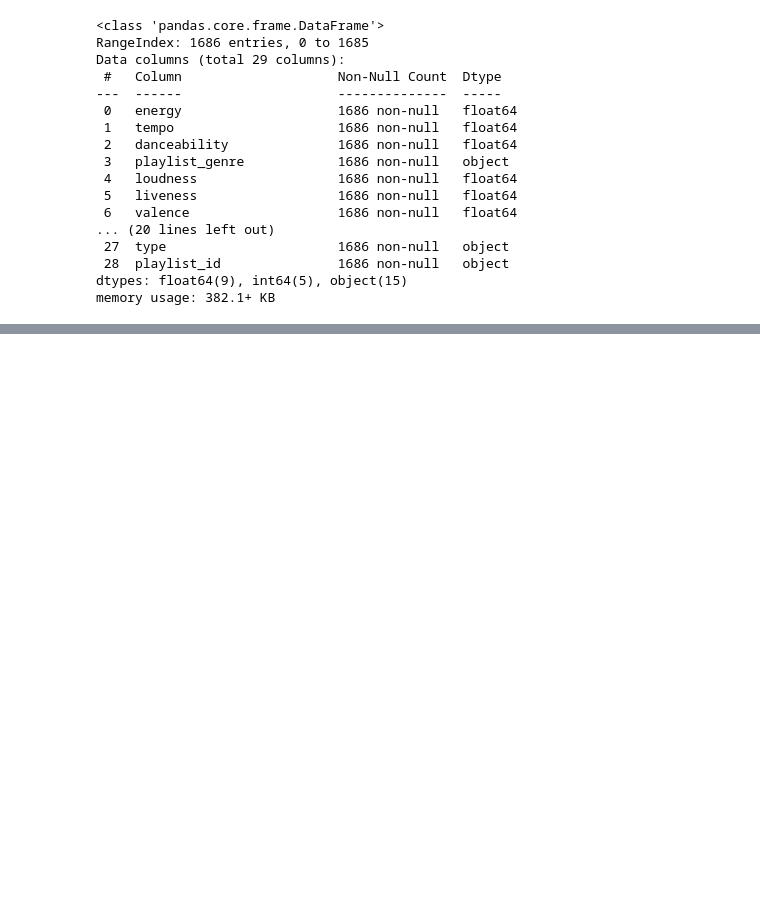
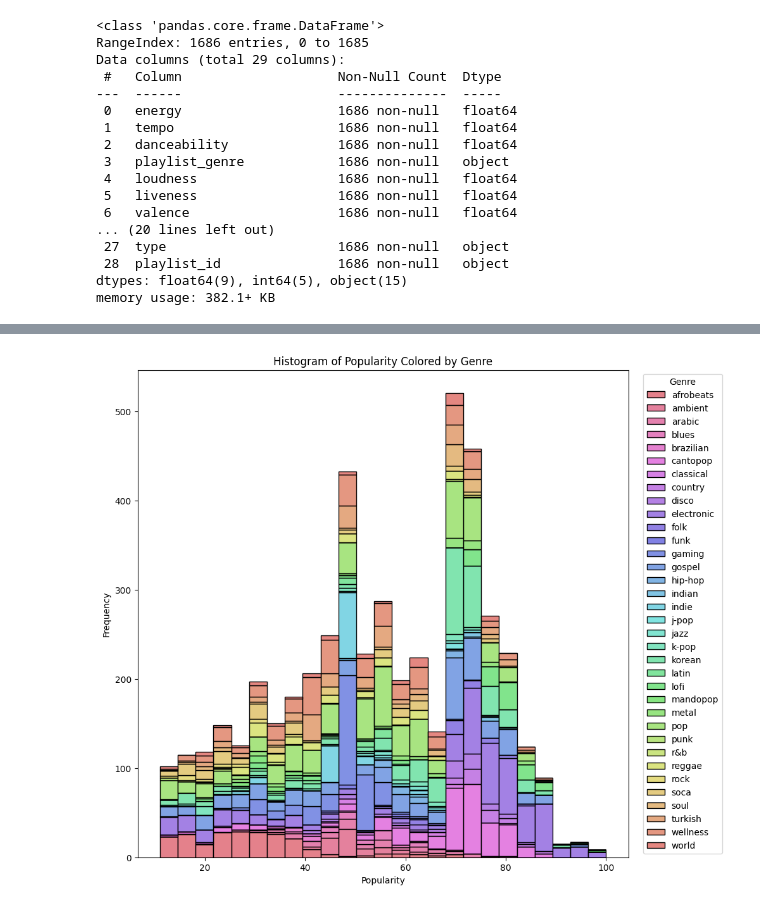
Before and after one commit to cdwood84/trackscience, a Jupyter notebook: ExploreKaggleData.ipynb, the cells around one changed output, grey strips where cells are left out. Cells and saved outputs as stored; diff of their text form; code cells hidden in the pictures; blank space fills up the shorter version.

```diff
--- a/ExploreKaggleData.ipynb
+++ b/ExploreKaggleData.ipynb
@@ -100,0 +129,18 @@ lp_electronic_modern_set
+# %%
+pyplot.figure(figsize=(10, 10))
+genre_list = numpy.unique(data['playlist_genre'])
+seaborn.histplot(
+    data=data,
+    x='track_popularity',
+    hue='playlist_genre',
+    hue_order=genre_list,
+    multiple="stack",
+    palette="hls"
+)
+pyplot.title('Histogram of Popularity Colored by Genre')
+pyplot.xlabel('Popularity')
+pyplot.ylabel('Frequency')
+pyplot.legend(genre_list, title='Genre', loc=5, bbox_to_anchor=(1.2, 0.5))
+pyplot.show()
+# %% [output]
+[figure, added]
```
Also changed, not shown: parts of 7 cells of this notebook.
